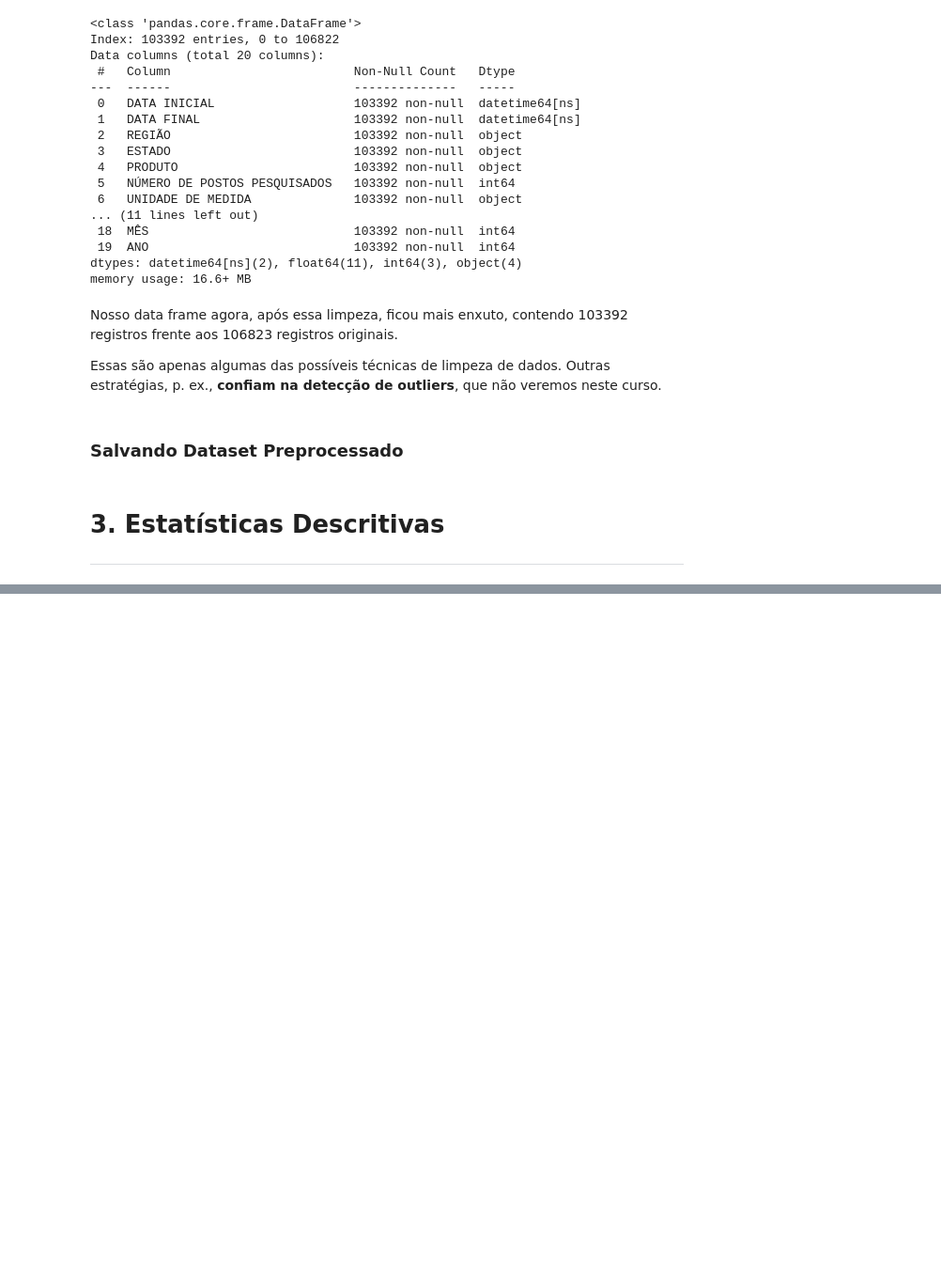
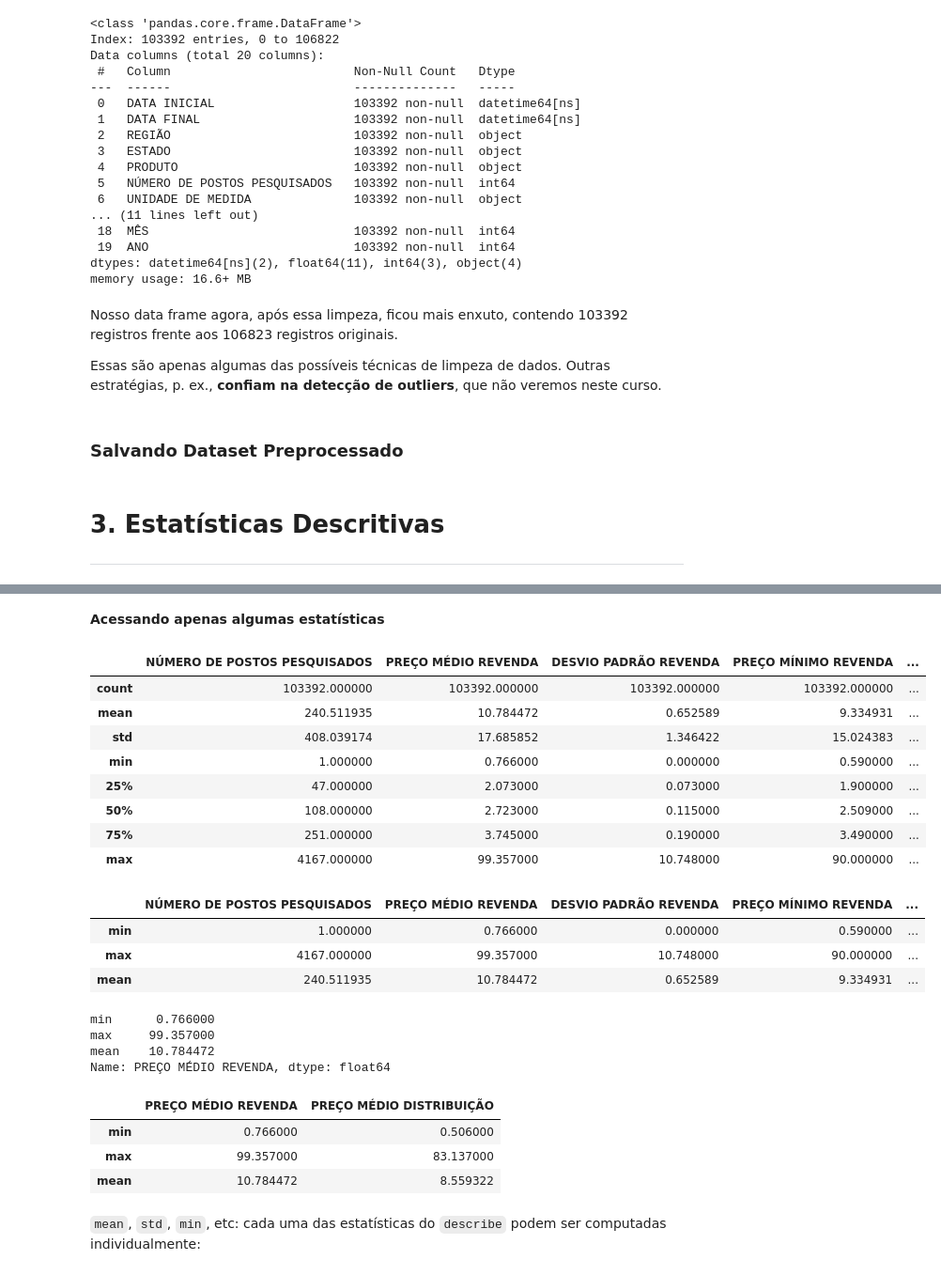
Before and after one commit to AriiiAlves/Aprendendo-Pandas, a Jupyter notebook: Aulas #03 a #25 - Manipulação de dados com pandas.ipynb, the cells around one changed output, grey strips where cells are left out. Shown at 94% size. Cells and saved outputs as stored; diff of their text form; code cells hidden in the pictures; blank space fills up the shorter version.

```diff
--- a/Aulas #03 a #25 - Manipulação de dados com pandas.ipynb
+++ b/Aulas #03 a #25 - Manipulação de dados com pandas.ipynb
@@ -1935,0 +1997,4 @@ data_pre.to_csv('./datasets/GasPricesinBrazil_2004-2019 Pré Processado FINAL.cs
+# %%
+stats = data_final.describe()
+
+stats[['PREÇO MÉDIO REVENDA', 'PREÇO MÁXIMO REVENDA', 'PREÇO MÉDIO DISTRIBUIÇÃO']]
@@ -1935,0 +2024,37 @@ data_pre.to_csv('./datasets/GasPricesinBrazil_2004-2019 Pré Processado FINAL.cs
+# %% [markdown]
+**Acessando apenas algumas estatísticas**
+# %%
+stats
+# %% [output]
+|  | NÚMERO DE POSTOS PESQUISADOS | PREÇO MÉDIO REVENDA | DESVIO PADRÃO REVENDA | PREÇO MÍNIMO REVENDA | ... |
+| count | 103392.000000 | 103392.000000 | 103392.000000 | 103392.000000 | ... |
+| mean | 240.511935 | 10.784472 | 0.652589 | 9.334931 | ... |
+| std | 408.039174 | 17.685852 | 1.346422 | 15.024383 | ... |
+| min | 1.000000 | 0.766000 | 0.000000 | 0.590000 | ... |
+| 25% | 47.000000 | 2.073000 | 0.073000 | 1.900000 | ... |
+| 50% | 108.000000 | 2.723000 | 0.115000 | 2.509000 | ... |
+| 75% | 251.000000 | 3.745000 | 0.190000 | 3.490000 | ... |
+| max | 4167.000000 | 99.357000 | 10.748000 | 90.000000 | ... |
+# %%
+stats.loc[['min', 'max', 'mean']]
+# %% [output]
+|  | NÚMERO DE POSTOS PESQUISADOS | PREÇO MÉDIO REVENDA | DESVIO PADRÃO REVENDA | PREÇO MÍNIMO REVENDA | ... |
+| min | 1.000000 | 0.766000 | 0.000000 | 0.590000 | ... |
+| max | 4167.000000 | 99.357000 | 10.748000 | 90.000000 | ... |
+| mean | 240.511935 | 10.784472 | 0.652589 | 9.334931 | ... |
+# %%
+stats.loc[['min', 'max', 'mean'], 'PREÇO MÉDIO REVENDA']
+# %% [output]
+min      0.766000
+max     99.357000
+mean    10.784472
+Name: PREÇO MÉDIO REVENDA, dtype: float64
+# %%
+stats.loc[['min', 'max', 'mean'], ['PREÇO MÉDIO REVENDA', 'PREÇO MÉDIO DISTRIBUIÇÃO']]
+# %% [output]
+|  | PREÇO MÉDIO REVENDA | PREÇO MÉDIO DISTRIBUIÇÃO |
+| min | 0.766000 | 0.506000 |
+| max | 99.357000 | 83.137000 |
+| mean | 10.784472 | 8.559322 |
+# %% [markdown]
+`mean`, `std`, `min`, etc: cada uma das estatísticas do `describe` podem ser computadas individualmente:
```
Also changed, not shown: parts of 44 cells of this notebook, 1 other file.
